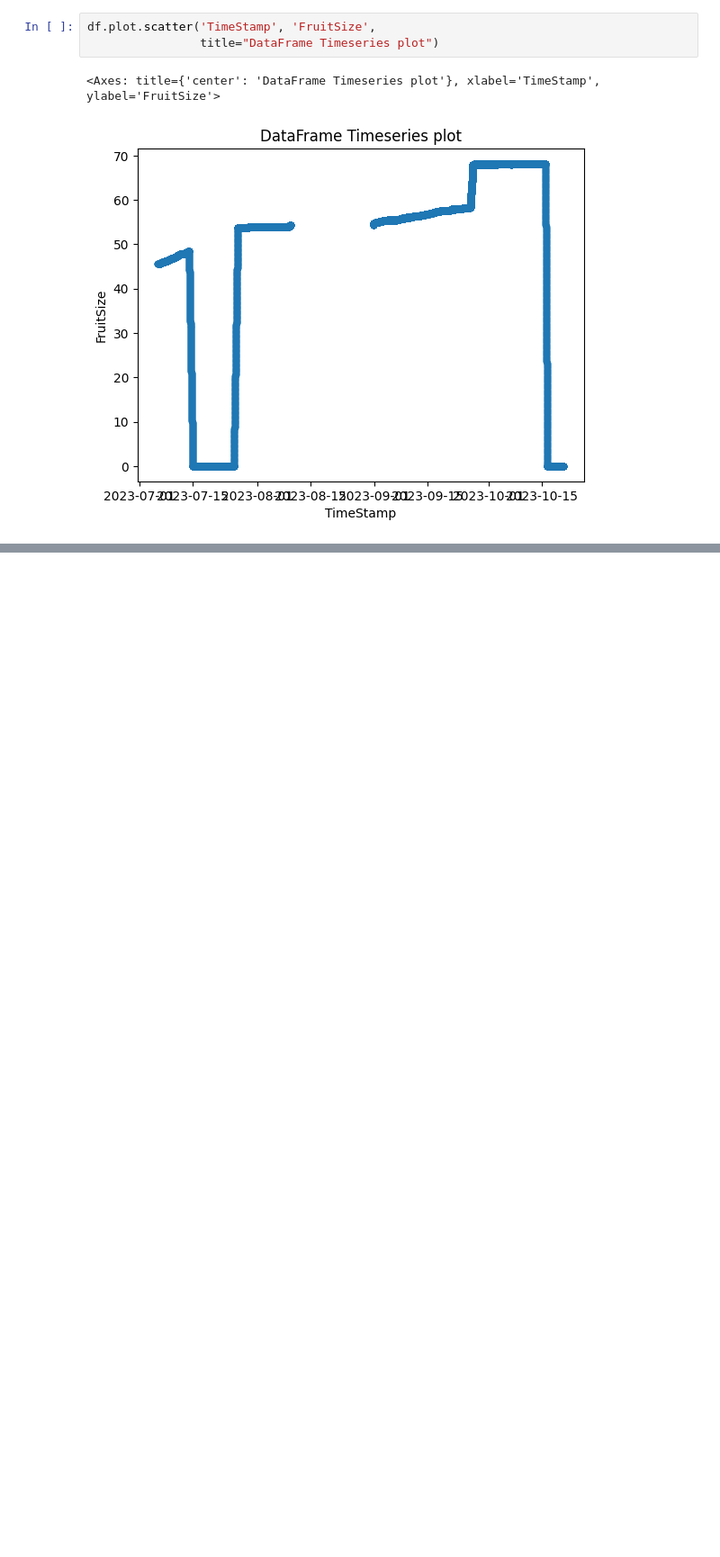
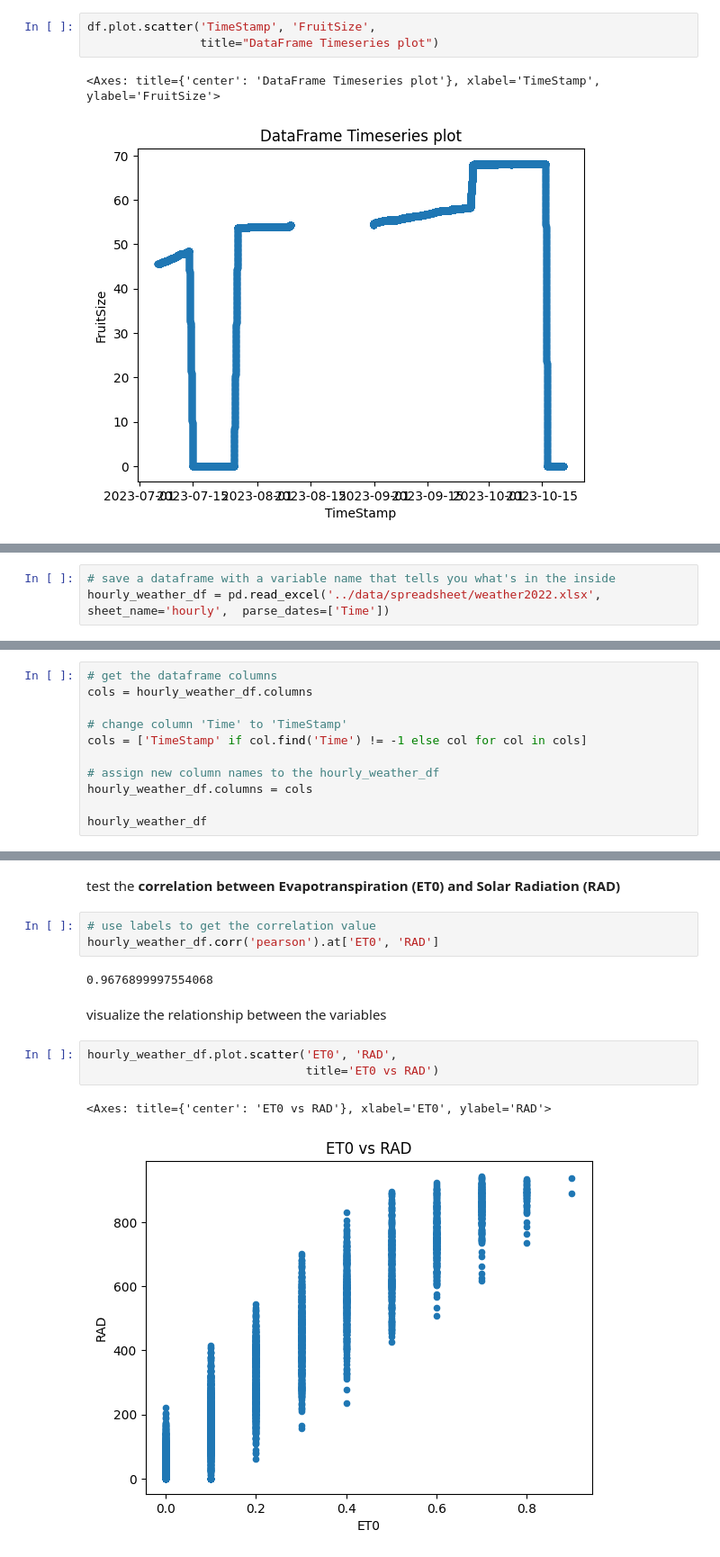
Before and after one commit to ECOPOM/AgTech_Students_PythonCourse, a Jupyter notebook: notebooks/4_pandas.ipynb, the cells around one changed output, grey strips where cells are left out. Shown at 90% size. Saved outputs shown, nothing was run; the diff lists cells and outputs as text; blank space fills up the shorter version.

```diff
--- a/notebooks/4_pandas.ipynb
+++ b/notebooks/4_pandas.ipynb
@@ -760,0 +852,3 @@ df.plot.scatter('TimeStamp', 'FruitSize',
+# %%
+# save a dataframe with a variable name that tells you what's in the inside
+hourly_weather_df = pd.read_excel('../data/spreadsheet/weather2022.xlsx', sheet_name='hourly',  parse_dates=['Time'])
@@ -760,0 +900,11 @@ df.plot.scatter('TimeStamp', 'FruitSize',
+# %%
+# get the dataframe columns
+cols = hourly_weather_df.columns
+
+# change column 'Time' to 'TimeStamp'
+cols = ['TimeStamp' if col.find('Time') != -1 else col for col in cols]
+
+# assign new column names to the hourly_weather_df
+hourly_weather_df.columns = cols
+
+hourly_weather_df
@@ -760,0 +925,15 @@ df.plot.scatter('TimeStamp', 'FruitSize',
+# %% [markdown]
+test the **correlation between Evapotranspiration (ET0) and Solar Radiation (RAD)**
+# %%
+# use labels to get the correlation value
+hourly_weather_df.corr('pearson').at['ET0', 'RAD']
+# %% [output]
+0.9676899997554068
+# %% [markdown]
+visualize the relationship between the variables
+# %%
+hourly_weather_df.plot.scatter('ET0', 'RAD',
+                               title='ET0 vs RAD')
+# %% [output]
+<Axes: title={'center': 'ET0 vs RAD'}, xlabel='ET0', ylabel='RAD'>
+[figure, added]
```
Also changed, not shown: parts of 22 cells of this notebook, 5 other files.
